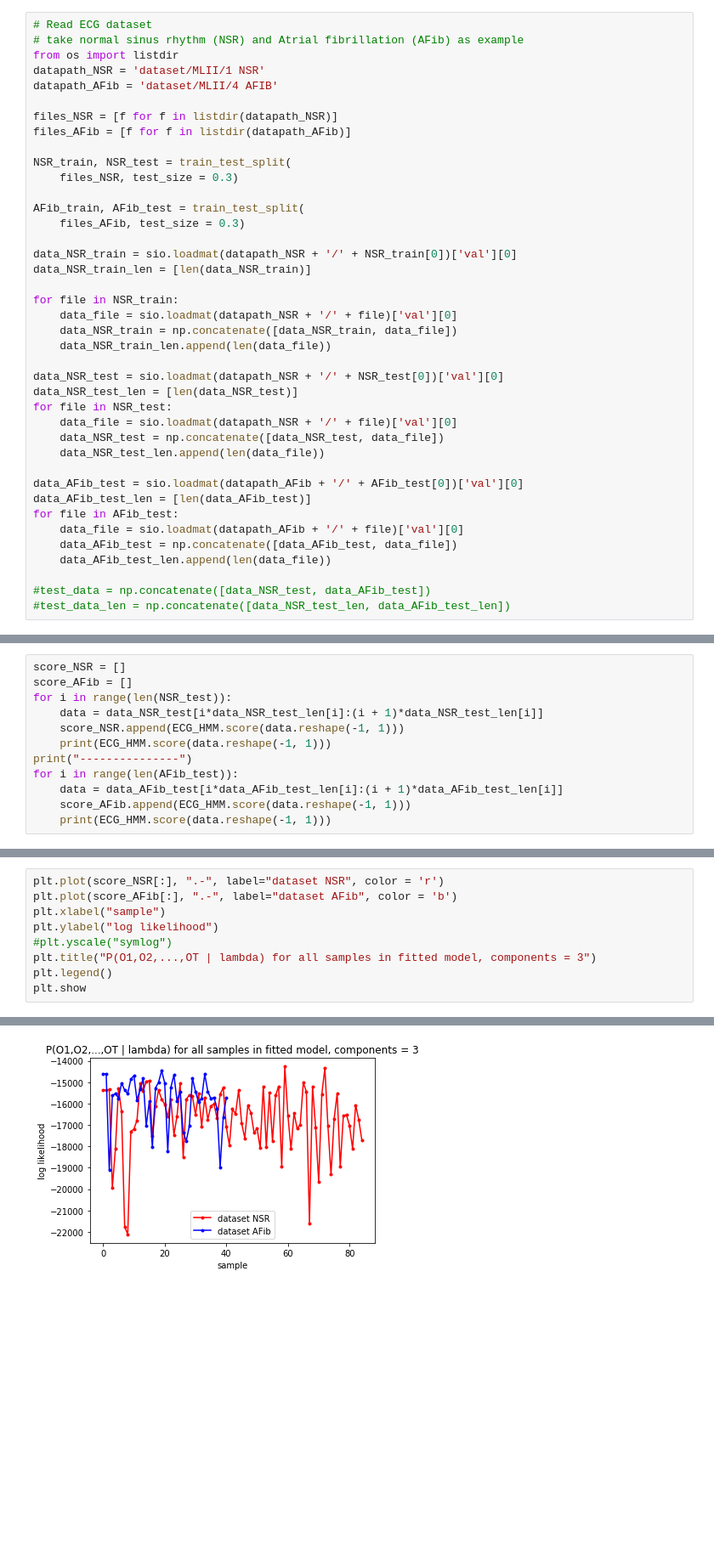
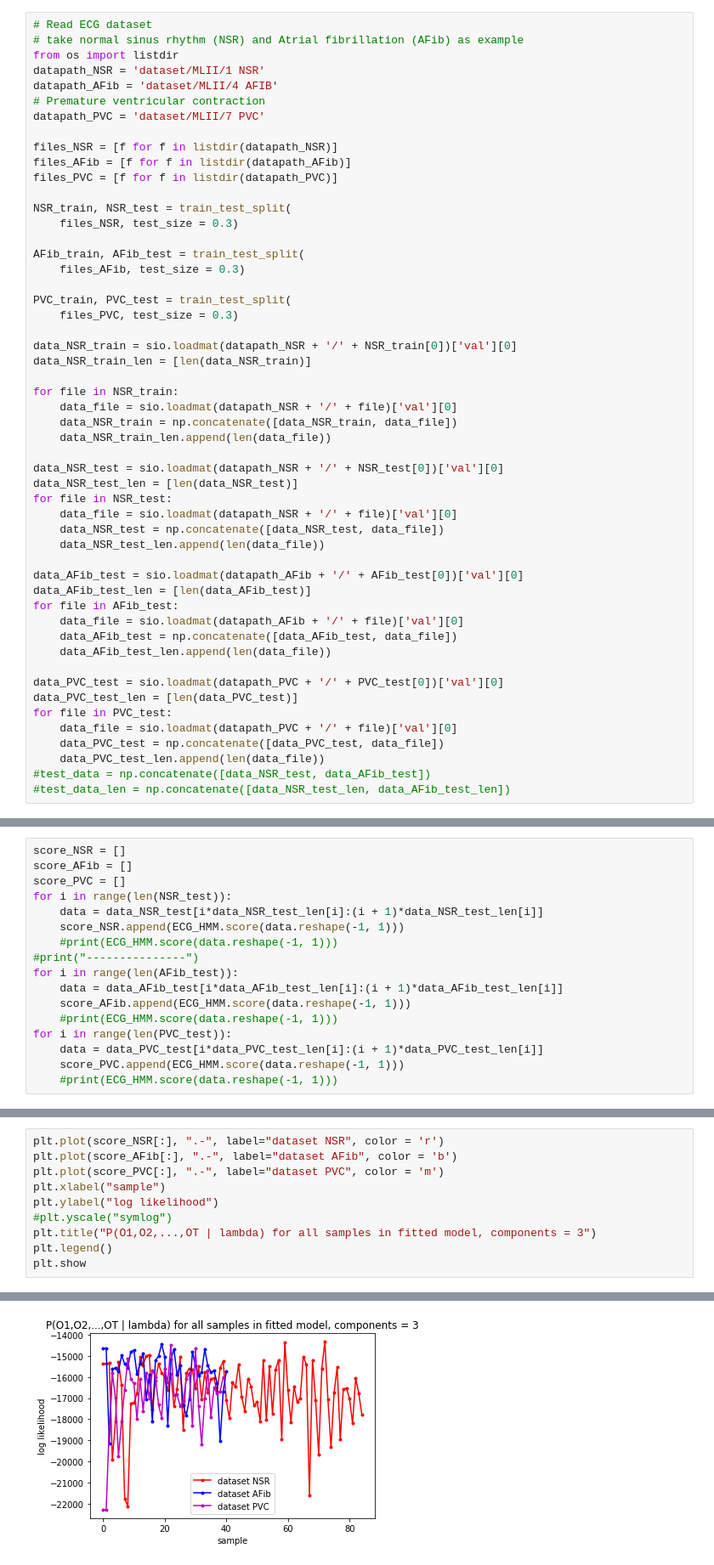
Before and after one commit to KTH-IL2232/HMM_Anomaly_Detection_Python, a Jupyter notebook: HMM-GMM-ECG-and-EEG/HMM-GMM.ipynb, the cells around one changed output, grey strips where cells are left out. Shown: that part at 85% size. Saved outputs shown, nothing was run; the diff lists cells and outputs as text; blank space fills up the shorter version.

Commit message:
Update dataset PVC

```diff
--- a/HMM-GMM-ECG-and-EEG/HMM-GMM.ipynb
+++ b/HMM-GMM-ECG-and-EEG/HMM-GMM.ipynb
@@ -110,15 +110,21 @@ plt.show
 from os import listdir
 datapath_NSR = 'dataset/MLII/1 NSR'
 datapath_AFib = 'dataset/MLII/4 AFIB'
+# Premature ventricular contraction
+datapath_PVC = 'dataset/MLII/7 PVC'
 
 files_NSR = [f for f in listdir(datapath_NSR)]
 files_AFib = [f for f in listdir(datapath_AFib)]
+files_PVC = [f for f in listdir(datapath_PVC)]
 
 NSR_train, NSR_test = train_test_split(
     files_NSR, test_size = 0.3)
 
 AFib_train, AFib_test = train_test_split(
     files_AFib, test_size = 0.3)
+
+PVC_train, PVC_test = train_test_split(
+    files_PVC, test_size = 0.3)
 
 data_NSR_train = sio.loadmat(datapath_NSR + '/' + NSR_train[0])['val'][0]
 data_NSR_train_len = [len(data_NSR_train)]
@@ -142,6 +148,12 @@ for file in AFib_test:
     data_AFib_test = np.concatenate([data_AFib_test, data_file])
     data_AFib_test_len.append(len(data_file))
 
+data_PVC_test = sio.loadmat(datapath_PVC + '/' + PVC_test[0])['val'][0]
+data_PVC_test_len = [len(data_PVC_test)]
+for file in PVC_test:
+    data_file = sio.loadmat(datapath_PVC + '/' + file)['val'][0]
+    data_PVC_test = np.concatenate([data_PVC_test, data_file])
+    data_PVC_test_len.append(len(data_file))
 #test_data = np.concatenate([data_NSR_test, data_AFib_test])
 #test_data_len = np.concatenate([data_NSR_test_len, data_AFib_test_len])
 # %%
@@ -169,12 +181,17 @@ GMMHMM(algorithm='viterbi', covariance_type='diag',
 # %%
 score_NSR = []
 score_AFib = []
+score_PVC = []
 for i in range(len(NSR_test)):
     data = data_NSR_test[i*data_NSR_test_len[i]:(i + 1)*data_NSR_test_len[i]]
     score_NSR.append(ECG_HMM.score(data.reshape(-1, 1)))
-    print(ECG_HMM.score(data.reshape(-1, 1)))
-print("---------------")
+    #print(ECG_HMM.score(data.reshape(-1, 1)))
+#print("---------------")
 for i in range(len(AFib_test)):
     data = data_AFib_test[i*data_AFib_test_len[i]:(i + 1)*data_AFib_test_len[i]]
     score_AFib.append(ECG_HMM.score(data.reshape(-1, 1)))
-    print(ECG_HMM.score(data.reshape(-1, 1)))
+    #print(ECG_HMM.score(data.reshape(-1, 1)))
+for i in range(len(PVC_test)):
+    data = data_PVC_test[i*data_PVC_test_len[i]:(i + 1)*data_PVC_test_len[i]]
+    score_PVC.append(ECG_HMM.score(data.reshape(-1, 1)))
+    #print(ECG_HMM.score(data.reshape(-1, 1)))
@@ -199,12 +198,13 @@ for i in range(len(AFib_test)):
 # %%
 plt.plot(score_NSR[:], ".-", label="dataset NSR", color = 'r')
 plt.plot(score_AFib[:], ".-", label="dataset AFib", color = 'b')
+plt.plot(score_PVC[:], ".-", label="dataset PVC", color = 'm')
 plt.xlabel("sample")
 plt.ylabel("log likelihood")
 #plt.yscale("symlog")
 plt.title("P(O1,O2,...,OT | lambda) for all samples in fitted model, components = 3")
 plt.legend()
 plt.show
 # %% [output]
 <function matplotlib.pyplot.show(*args, **kw)>
-[figure, old version]
+[figure, new version]
```
Also changed, not shown: parts of 1 cell of this notebook.
